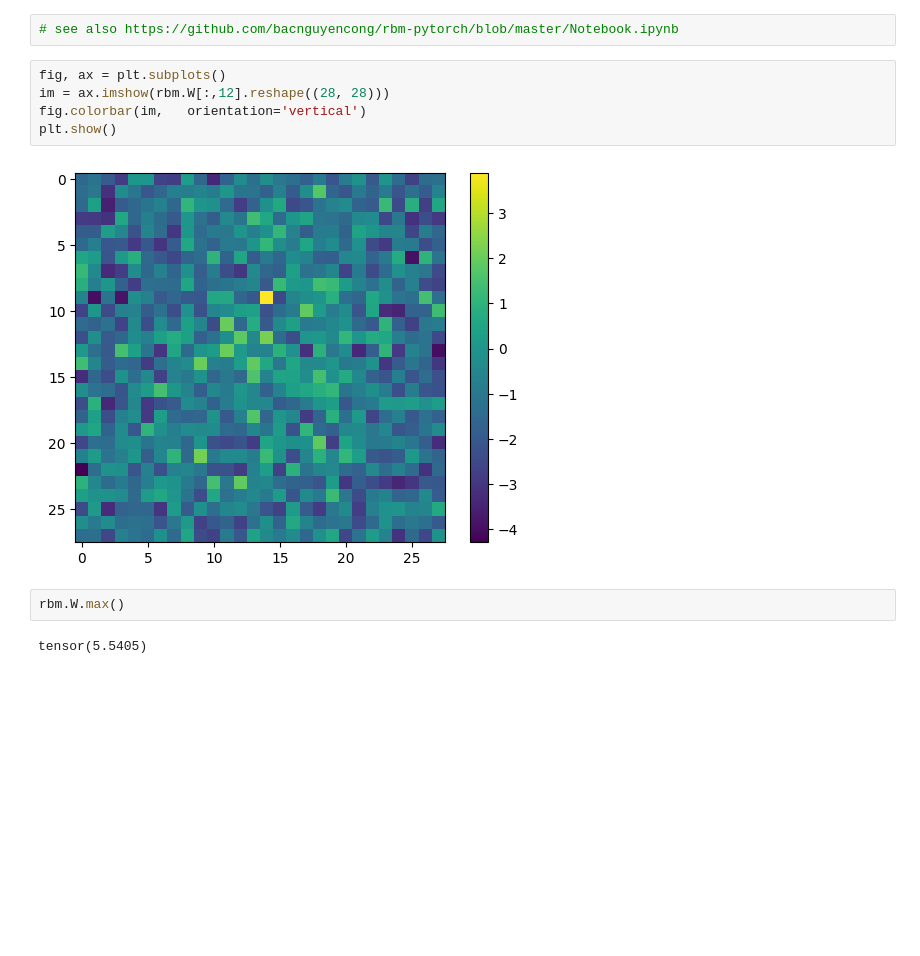
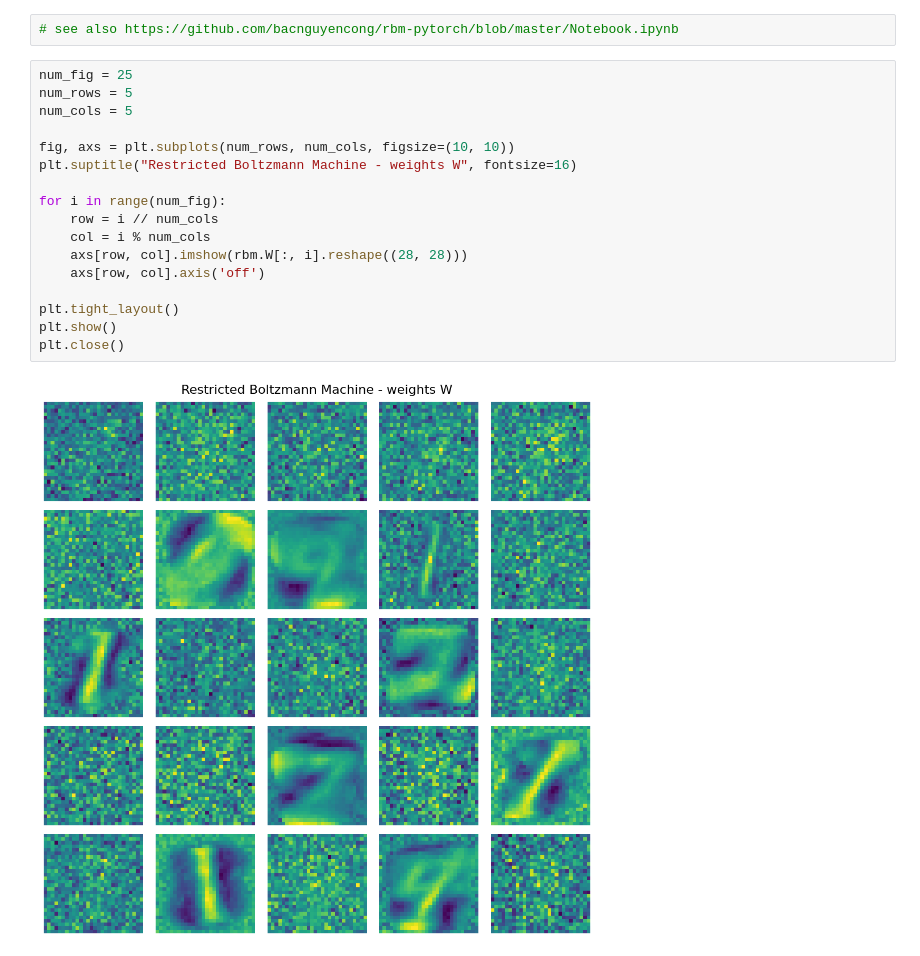
Before and after one commit to w-wojtak/learning_algos, a Jupyter notebook: restricted_boltzmann_machine.ipynb, the cells around one changed output. Cells and saved outputs as stored; diff of their text form; blank space fills up the shorter version.

```diff
--- a/restricted_boltzmann_machine.ipynb
+++ b/restricted_boltzmann_machine.ipynb
@@ -152,13 +158,21 @@ plt.close()
 # %%
 # see also https://github.com/bacnguyencong/rbm-pytorch/blob/master/Notebook.ipynb
-# %%
-fig, ax = plt.subplots()
-im = ax.imshow(rbm.W[:,12].reshape((28, 28)))
-fig.colorbar(im,   orientation='vertical')
-plt.show()
-# %% [output]
-[figure, removed]
-# %%
-rbm.W.max()
-# %% [output]
-tensor(5.5405)
+# %%
+num_fig = 25
+num_rows = 5
+num_cols = 5
+
+fig, axs = plt.subplots(num_rows, num_cols, figsize=(10, 10))
+plt.suptitle("Restricted Boltzmann Machine - weights W", fontsize=16)
+
+for i in range(num_fig):
+    row = i // num_cols
+    col = i % num_cols
+    axs[row, col].imshow(rbm.W[:, i].reshape((28, 28)))
+    axs[row, col].axis('off')
+
+plt.tight_layout()
+plt.show()
+plt.close()
+# %% [output]
+[figure, added]
```
Also changed, not shown: parts of 5 cells of this notebook.
